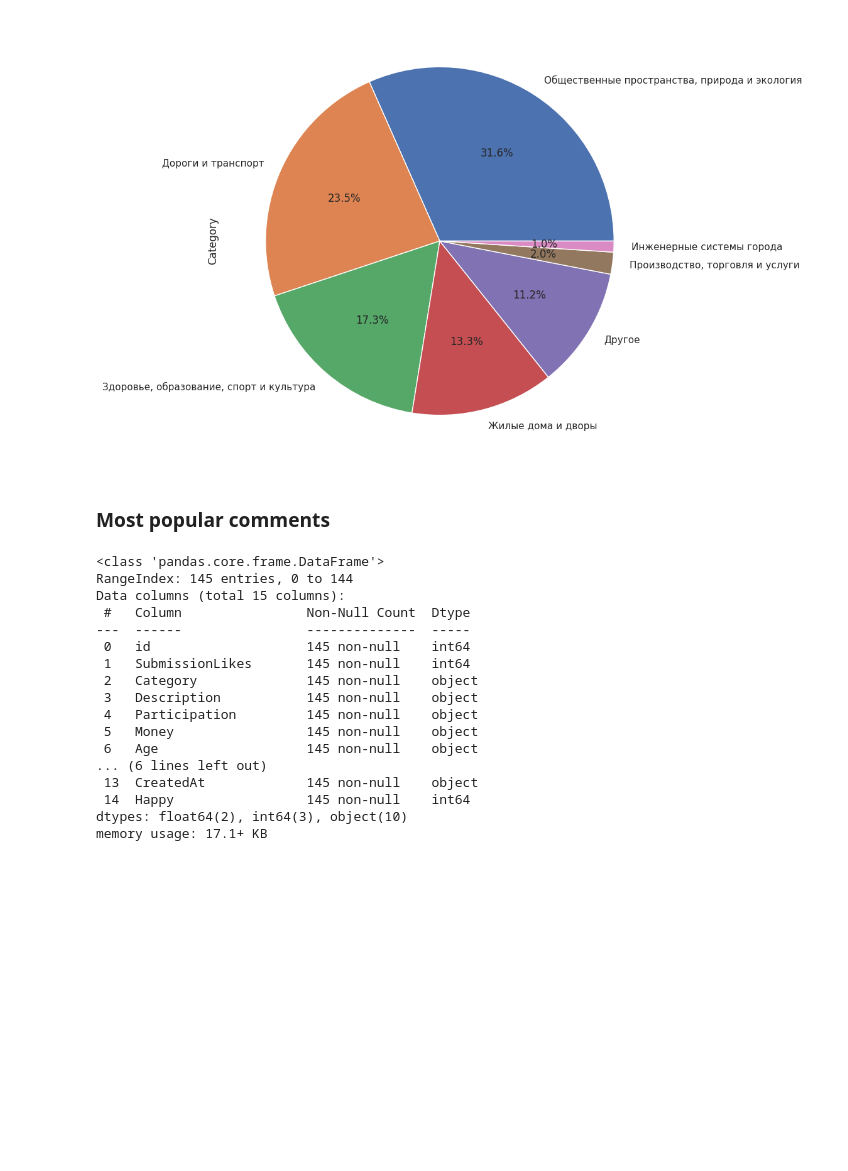
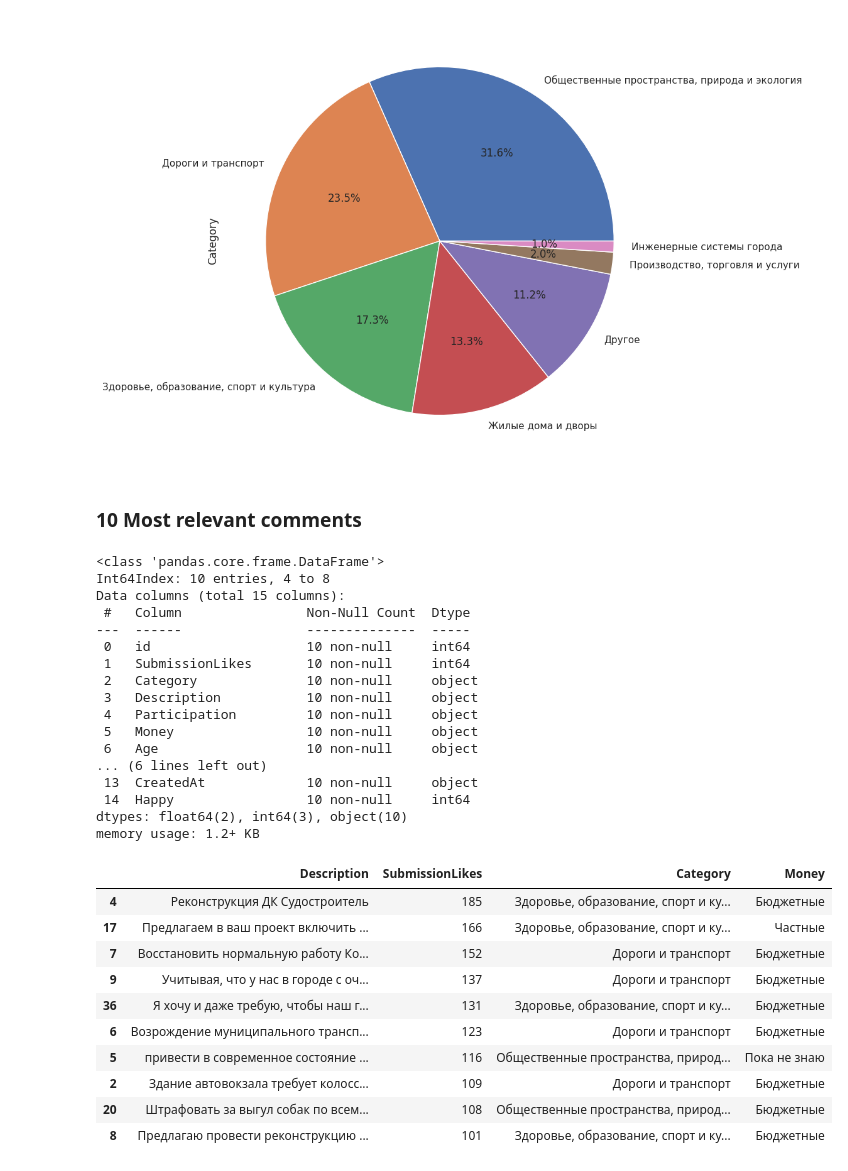
Before and after one commit to modernpacifist/komsomolsk-on-amur-comment-analysis, a Jupyter notebook: KomsomolskOnAmurCommentAnalysis.ipynb, the cells around one changed output. Drawn from its saved outputs; the diff is of its cells as text; code cells hidden in the pictures; blank space fills up the shorter version.

```diff
--- a/KomsomolskOnAmurCommentAnalysis.ipynb
+++ b/KomsomolskOnAmurCommentAnalysis.ipynb
@@ -17,5 +17,5 @@ Saving submissionsWithFormsCleanLikes.json to submissionsWithFormsCleanLikes.jso
 # %%
-df = pd.read_json('/content/submissionsWithFormsCleanLikes.json')
+df = pd.read_json('/content/CleanSubmissionsWithForms.json')
 # %%
 df
 # %% [output]
@@ -187,24 +189,40 @@ plt.show()
 # %% [output]
 [figure]
 # %% [markdown]
-### Most popular comments
+### 10 Most relevant comments
+# %%
+ten_most_popular = df.nlargest(10, 'SubmissionLikes')
 # %%
-df.info()
+ten_most_popular.info()
 # %% [output]
 <class 'pandas.core.frame.DataFrame'>
-RangeIndex: 145 entries, 0 to 144
+Int64Index: 10 entries, 4 to 8
 Data columns (total 15 columns):
  #   Column                Non-Null Count  Dtype
 ---  ------                --------------  -----
- 0   id                    145 non-null    int64
- 1   SubmissionLikes       145 non-null    int64
- 2   Category              145 non-null    object
- 3   Description           145 non-null    object
- 4   Participation         145 non-null    object
- 5   Money                 145 non-null    object
- 6   Age                   145 non-null    object
+ 0   id                    10 non-null     int64
+ 1   SubmissionLikes       10 non-null     int64
+ 2   Category              10 non-null     object
+ 3   Description           10 non-null     object
+ 4   Participation         10 non-null     object
+ 5   Money                 10 non-null     object
+ 6   Age                   10 non-null     object
 ... (6 lines left out)
- 13  CreatedAt             145 non-null    object
- 14  Happy                 145 non-null    int64
+ 13  CreatedAt             10 non-null     object
+ 14  Happy                 10 non-null     int64
 dtypes: float64(2), int64(3), object(10)
-memory usage: 17.1+ KB
+memory usage: 1.2+ KB
+# %%
+display(ten_most_popular[['Description', 'SubmissionLikes', 'Category', 'Money']])
+# %% [output]
+|  | Description | SubmissionLikes | Category | Money |
+| 4 | Реконструкция ДК Судостроитель | 185 | Здоровье, образование, спорт и ку... | Бюджетные |
+| 17 | Предлагаем в ваш проект включить ... | 166 | Здоровье, образование, спорт и ку... | Частные |
+| 7 | Восстановить нормальную работу Ко... | 152 | Дороги и транспорт | Бюджетные |
+| 9 | Учитывая, что у нас в городе с оч... | 137 | Дороги и транспорт | Бюджетные |
+| 36 | Я хочу и даже требую, чтобы наш г... | 131 | Здоровье, образование, спорт и ку... | Бюджетные |
+| 6 | Возрождение муниципального трансп... | 123 | Дороги и транспорт | Бюджетные |
+| 5 | привести в современное состояние ... | 116 | Общественные пространства, природ... | Пока не знаю |
+| 2 | Здание автовокзала требует колосс... | 109 | Дороги и транспорт | Бюджетные |
+| 20 | Штрафовать за выгул собак по всем... | 108 | Общественные пространства, природ... | Бюджетные |
+| 8 | Предлагаю провести реконструкцию ... | 101 | Здоровье, образование, спорт и ку... | Бюджетные |
```
Also changed, not shown: parts of 10 cells of this notebook.
